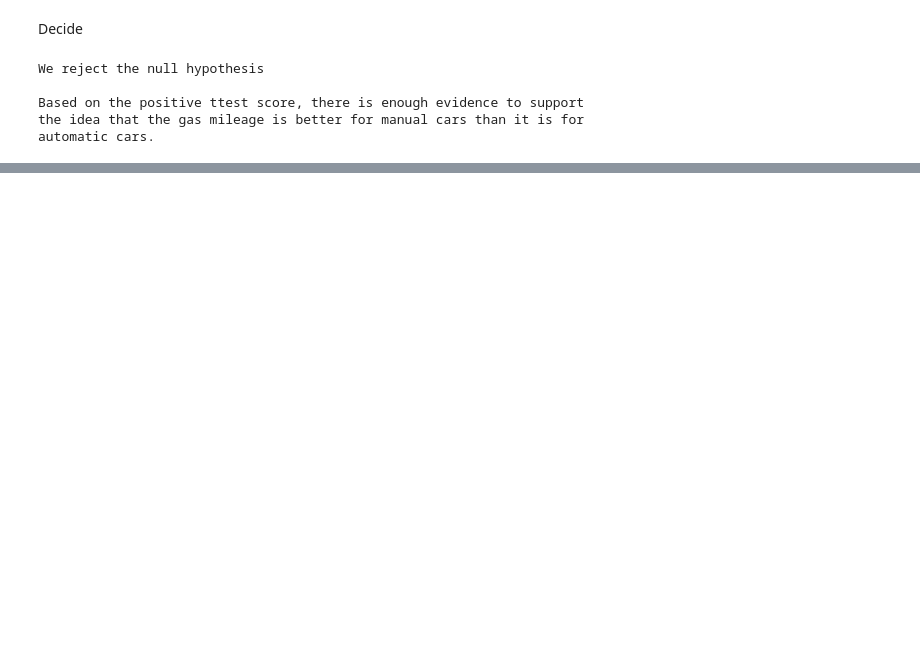
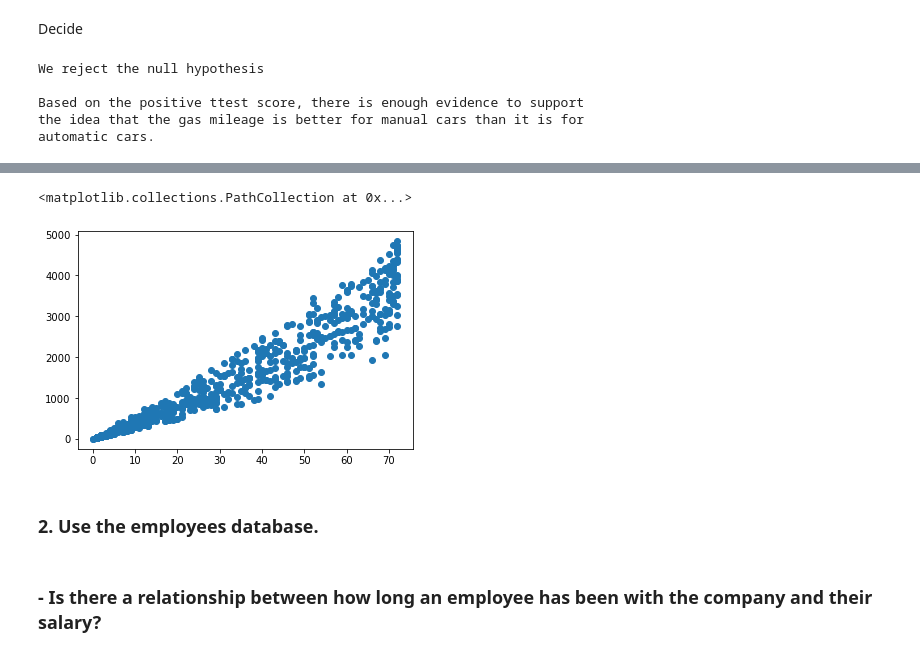
Before and after one commit to chadallen210/statistics-exercises, a Jupyter notebook: hypothesis_testing.ipynb, the cells around one changed output, grey strips where cells are left out. Cells and saved outputs as stored; diff of their text form; code cells hidden in the pictures; blank space fills up the shorter version.

```diff
--- a/hypothesis_testing.ipynb
+++ b/hypothesis_testing.ipynb
@@ -412,0 +548,7 @@ automatic cars.
+# %%
+plt.scatter(x8,y8)
+# %% [output]
+<matplotlib.collections.PathCollection at 0x...>
+[figure, added]
+# %% [markdown]
+### 2. Use the employees database.
@@ -412,0 +563,2 @@ automatic cars.
+# %% [markdown]
+### - Is there a relationship between how long an employee has been with the company and their salary?
```
Also changed, not shown: parts of 92 cells of this notebook.
